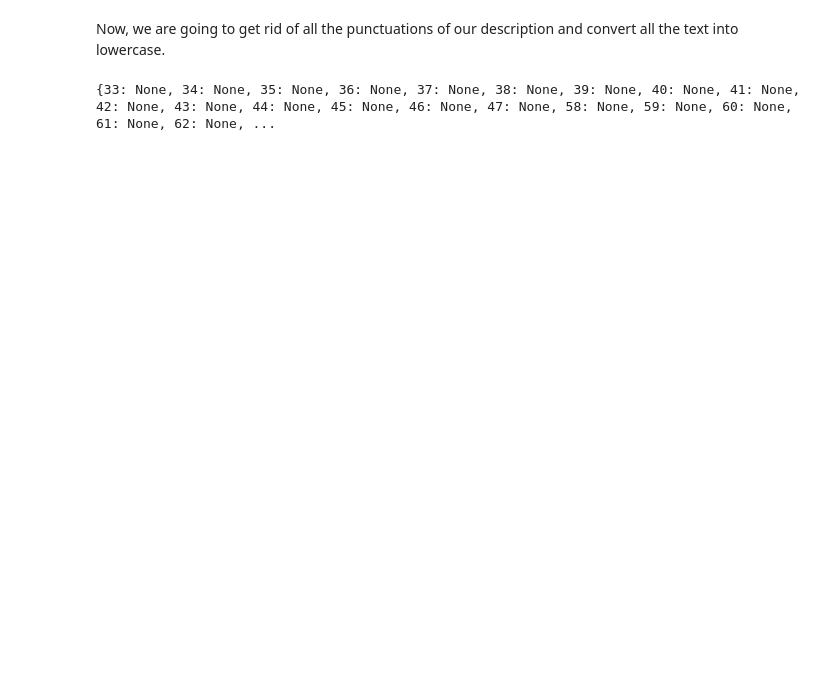
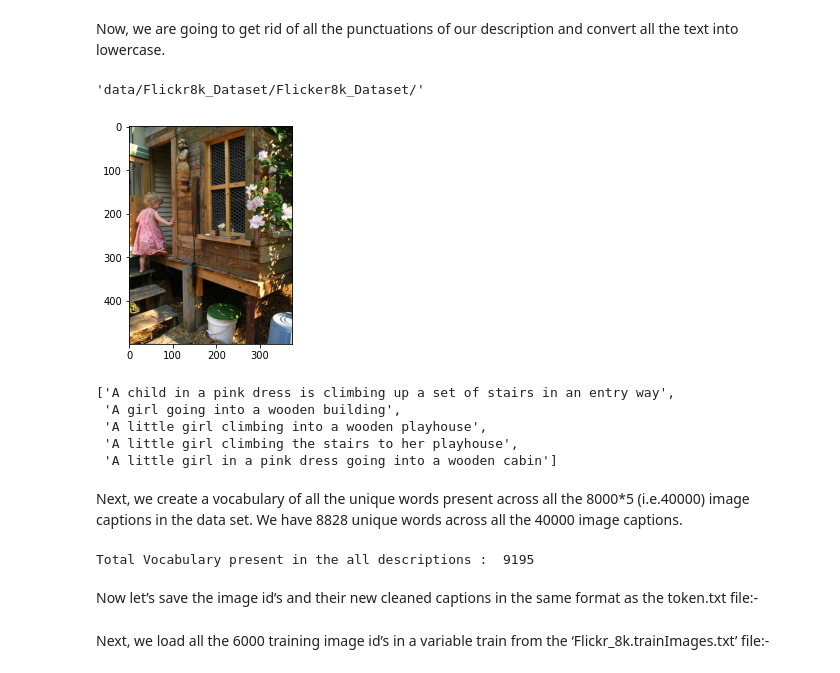
Before and after one commit to subhamyadav580/Image-Caption-Generator, a Jupyter notebook: image_caption_generator.ipynb, the cells around one changed output. Cells and saved outputs as stored; diff of their text form; code cells hidden in the pictures; blank space fills up the shorter version.

```diff
--- a/image_caption_generator.ipynb
+++ b/image_caption_generator.ipynb
@@ -3,8 +18,8 @@ import string
 # %%
-token_path = "../Flickr8k_text/Flickr8k.token.txt"
-train_images_path = '../Flickr8k_text/Flickr_8k.trainImages.txt'
-test_images_path = '../Flickr8k_text/Flickr_8k.testImages.txt'
-images_path = '../Flicker8k_Dataset/'
+token_path = "data/Flickr8k_text/Flickr8k.token.txt"
+train_images_path = 'data/Flickr8k_text/Flickr_8k.trainImages.txt'
+test_images_path = 'data/Flickr8k_text/Flickr_8k.testImages.txt'
+images_path = 'data/Flickr8k_Dataset/Flicker8k_Dataset/'
 
 doc = open(token_path,'r').read()
 print(doc[0:410])
@@ -29,7 +44,39 @@ for line in doc.split('\n'):
             descriptions[image_id].append(image_desc)
 # %% [markdown]
 Now, we are going to get rid of all the punctuations of our description and convert all the text into lowercase.
-# %%
-print(str.maketrans('', '', string.punctuation))
-# %% [output]
-{33: None, 34: None, 35: None, 36: None, 37: None, 38: None, 39: None, 40: None, 41: None, 42: None, 43: None, 44: None, 45: None, 46: None, 47: None, 58: None, 59: None, 60: None, 61: None, 62: None, ...
+# %%
+tokenized_descriptions = {}
+# %%
+for image_name in descriptions:
+    tokenizer = nltk.RegexpTokenizer(r"\w+")
+    temp = [tokenizer.tokenize(sentence) for sentence in descriptions[image_name]]
+    flat_list = [" ".join(num) for num in temp]
+    tokenized_descriptions[image_name] = flat_list
+# %%
+images_path
+# %% [output]
+'data/Flickr8k_Dataset/Flicker8k_Dataset/'
+# %%
+pic = '1000268201_693b08cb0e'
+x=plt.imread(f'{os.getcwd()}/{images_path}{pic}.jpg')
+plt.imshow(x)
+plt.show()
+tokenized_descriptions['1000268201_693b08cb0e']
+# %% [output]
+[figure, added]
+['A child in a pink dress is climbing up a set of stairs in an entry way',
+ 'A girl going into a wooden building',
+ 'A little girl climbing into a wooden playhouse',
+ 'A little girl climbing the stairs to her playhouse',
+ 'A little girl in a pink dress going into a wooden cabin']
+# %% [markdown]
+Next, we create a vocabulary of all the unique words present across all the 8000*5 (i.e.40000) image captions in the data set. We have 8828 unique words across all the 40000 image captions.
+# %%
+vocabulary = set()
+for key in tokenized_descriptions.keys():
+        [vocabulary.update(d.split()) for d in tokenized_descriptions[key]]
+print('Total Vocabulary present in the all descriptions :  %d' % len(vocabulary))
+# %% [output]
+Total Vocabulary present in the all descriptions :  9195
+# %% [markdown]
+Now let’s save the image id’s and their new cleaned captions in the same format as the token.txt file:-
@@ -35,0 +89,2 @@ print(str.maketrans('', '', string.punctuation))
+# %% [markdown]
+Next, we load all the 6000 training image id’s in a variable train from the ‘Flickr_8k.trainImages.txt’ file:-
```
Also changed, not shown: parts of 14 cells of this notebook.
